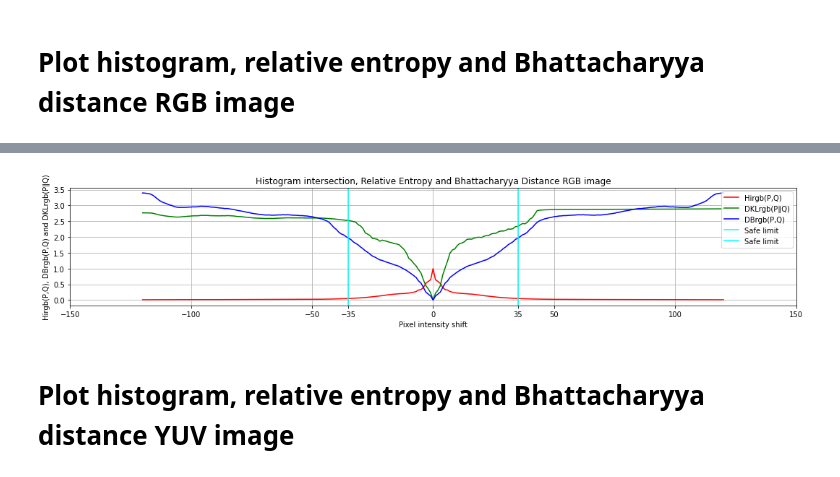
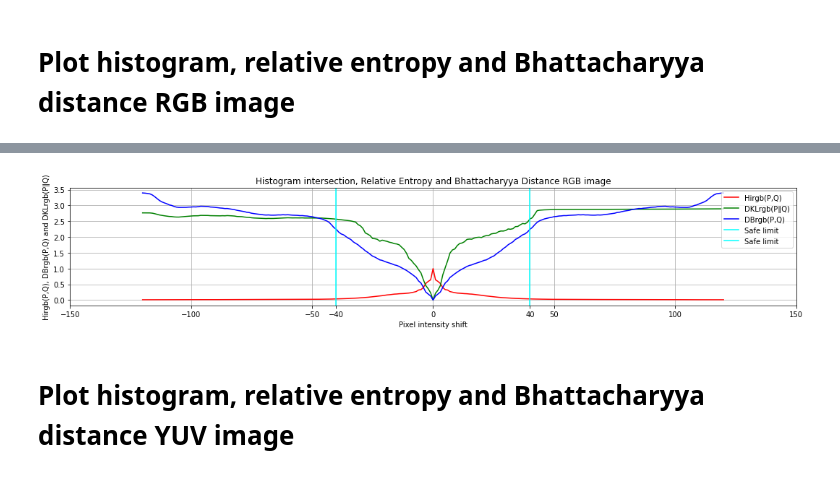
Before and after one commit to dsikar/notebooks, a Jupyter notebook: RGBMeans.ipynb, the cells around one changed output, grey strips where cells are left out. Cells and saved outputs as stored; diff of their text form; code cells hidden in the pictures.

```diff
--- a/RGBMeans.ipynb
+++ b/RGBMeans.ipynb
@@ -965,26 +977,26 @@ plt.show()
 # %%
 plt.ylabel('Hirgb(P,Q), DBrgb(P,Q) and DKLrgb(P∥Q)')
 plt.xlabel('Pixel intensity shift')
 
 plt.plot(hix, hiy, label='Hirgb(P,Q)', color="red")
 plt.plot(rex, rey, label='DKLrgb(P∥Q)', color="green")
 plt.plot(bdx, bdy, label='DBrgb(P,Q)', color="blue")
 
-extraticks=[-35, 35]
+extraticks=[-40, 40]
 # safe limits
-plt.axvline(x = -35, color = 'cyan', label = 'Safe limit')
-plt.axvline(x = 35, color = 'cyan', label = 'Safe limit')
+plt.axvline(x = -40, color = 'cyan', label = 'Safe limit')
+plt.axvline(x = 40, color = 'cyan', label = 'Safe limit')
 plt.xticks(list(plt.xticks()[0]) + extraticks)
 
 mytitle = 'Histogram intersection, Relative Entropy and Bhattacharyya Distance RGB image'
 plt.title(mytitle)
 #plt.grid(axis='y')
 plt.grid()
 
 plt.legend(loc='upper right')
 plt.show()
 # %% [output]
-[figure, old version]
+[figure, new version]
 # %% [markdown]
 # Plot histogram, relative entropy and Bhattacharyya distance YUV image
 # %%
```
Also changed, not shown: parts of 4 cells of this notebook.
